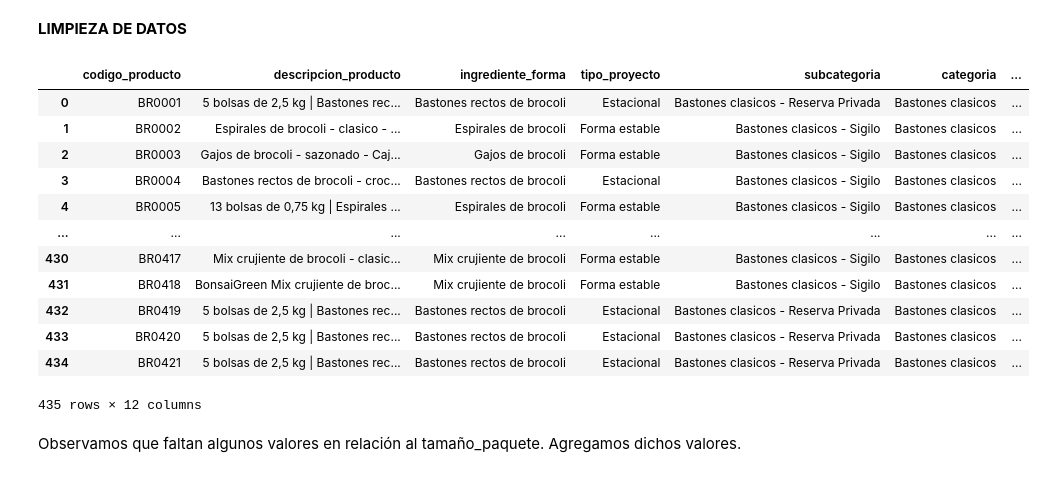
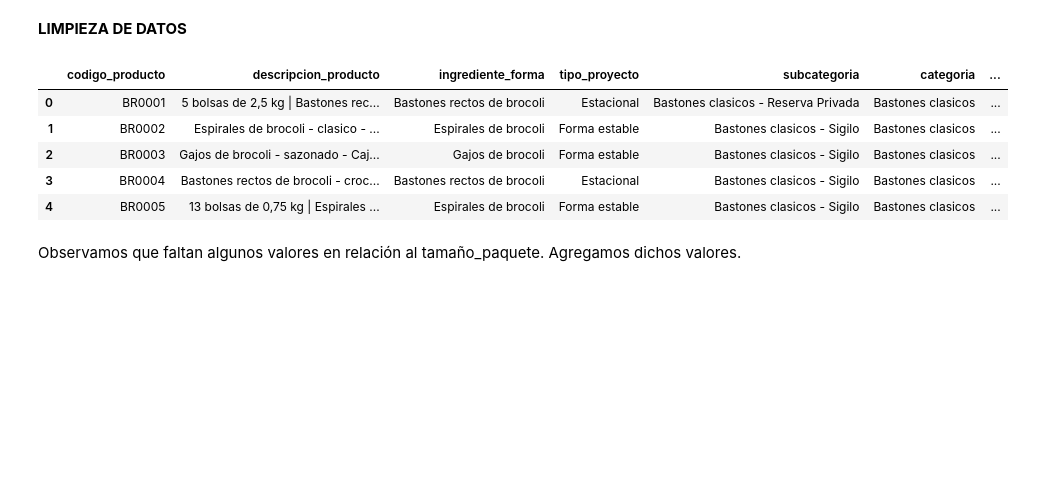
Before and after one commit to demianelnecave/AlixPartners-Competencia-Datos, a Jupyter notebook: 1.limpieza-datos.ipynb, the cells around one changed output. Saved outputs shown, nothing was run; the diff lists cells and outputs as text; code cells hidden in the pictures; blank space fills up the shorter version.

Commit message:
Provisorio - volumen de producto + algunos analisis de datos

```diff
--- a/1.limpieza-datos.ipynb
+++ b/1.limpieza-datos.ipynb
@@ -9,21 +9,14 @@ especificaciones_cajas = pd.read_csv("Datos-originales/especificaciones_cajas.cs
 operaciones_planta = pd.read_csv("Datos-originales/operaciones_planta.csv")
 procurement_cajas = pd.read_csv("Datos-originales/procurement_cajas.csv")
 # %%
-catalogo_productos
+catalogo_productos.head()
 # %% [output]
 |  | codigo_producto | descripcion_producto | ingrediente_forma | tipo_proyecto | subcategoria | categoria | ... |
 | 0 | BR0001 | 5 bolsas de 2,5 kg | Bastones rec... | Bastones rectos de brocoli | Estacional | Bastones clasicos - Reserva Privada | Bastones clasicos | ... |
 | 1 | BR0002 | Espirales de brocoli - clasico - ... | Espirales de brocoli | Forma estable | Bastones clasicos - Sigilo | Bastones clasicos | ... |
 | 2 | BR0003 | Gajos de brocoli - sazonado - Caj... | Gajos de brocoli | Forma estable | Bastones clasicos - Sigilo | Bastones clasicos | ... |
 | 3 | BR0004 | Bastones rectos de brocoli - croc... | Bastones rectos de brocoli | Estacional | Bastones clasicos - Sigilo | Bastones clasicos | ... |
 | 4 | BR0005 | 13 bolsas de 0,75 kg | Espirales ... | Espirales de brocoli | Forma estable | Bastones clasicos - Sigilo | Bastones clasicos | ... |
-| ... | ... | ... | ... | ... | ... | ... | ... |
-| 430 | BR0417 | Mix crujiente de brocoli - clasic... | Mix crujiente de brocoli | Forma estable | Bastones clasicos - Sigilo | Bastones clasicos | ... |
-| 431 | BR0418 | BonsaiGreen Mix crujiente de broc... | Mix crujiente de brocoli | Forma estable | Bastones clasicos - Sigilo | Bastones clasicos | ... |
-| 432 | BR0419 | 5 bolsas de 2,5 kg | Bastones rec... | Bastones rectos de brocoli | Estacional | Bastones clasicos - Reserva Privada | Bastones clasicos | ... |
-| 433 | BR0420 | 5 bolsas de 2,5 kg | Bastones rec... | Bastones rectos de brocoli | Estacional | Bastones clasicos - Reserva Privada | Bastones clasicos | ... |
-| 434 | BR0421 | 5 bolsas de 2,5 kg | Bastones rec... | Bastones rectos de brocoli | Estacional | Bastones clasicos - Reserva Privada | Bastones clasicos | ... |
-435 rows × 12 columns
 # %% [markdown]
 Observamos que faltan algunos valores en relación al tamaño_paquete. Agregamos dichos valores.
 # %%
```
Also changed, not shown: parts of 5 cells of this notebook, 1 other file.
